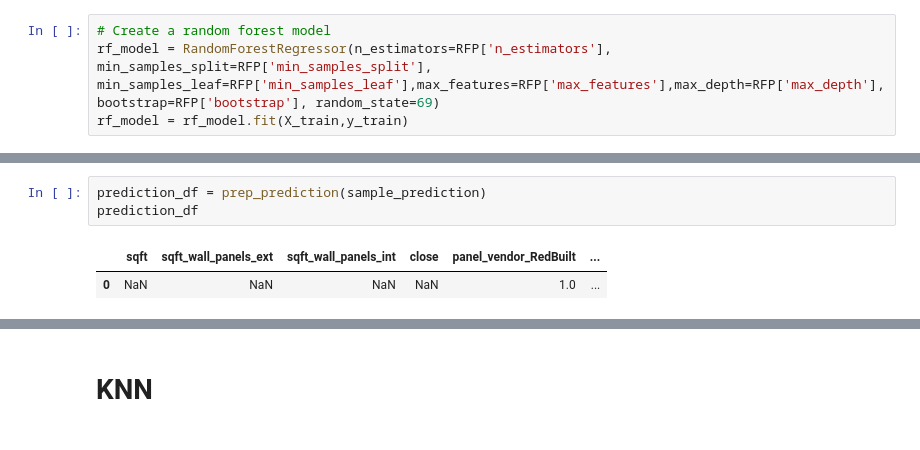
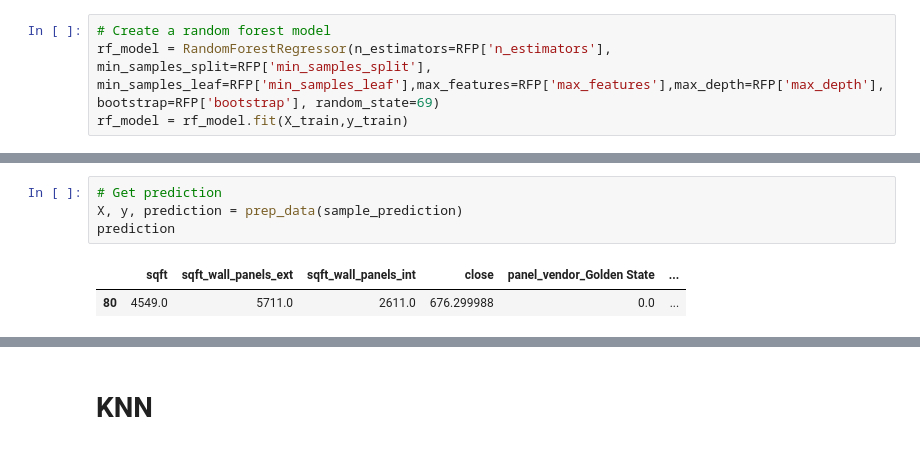
Before and after one commit to JohnnyBuccola/bbc-20-project-dashboard, a Jupyter notebook: notebooks/ml_exploration.ipynb, the cells around one changed output, grey strips where cells are left out. Drawn from its saved outputs; the diff is of its cells as text.

```diff
--- a/notebooks/ml_exploration.ipynb
+++ b/notebooks/ml_exploration.ipynb
@@ -151,6 +147,7 @@ rf_model.score(X_test,y_test)
-# %%
-prediction_df = prep_prediction(sample_prediction)
-prediction_df
-# %% [output]
-|  | sqft | sqft_wall_panels_ext | sqft_wall_panels_int | close | panel_vendor_RedBuilt | ... |
-| 0 | NaN | NaN | NaN | NaN | 1.0 | ... |
+# %%
+# Get prediction
+X, y, prediction = prep_data(sample_prediction)
+prediction
+# %% [output]
+|  | sqft | sqft_wall_panels_ext | sqft_wall_panels_int | close | panel_vendor_Golden State | ... |
+| 80 | 4549.0 | 5711.0 | 2611.0 | 676.299988 | 0.0 | ... |
```
Also changed, not shown: parts of 18 cells of this notebook, 7 other files.
